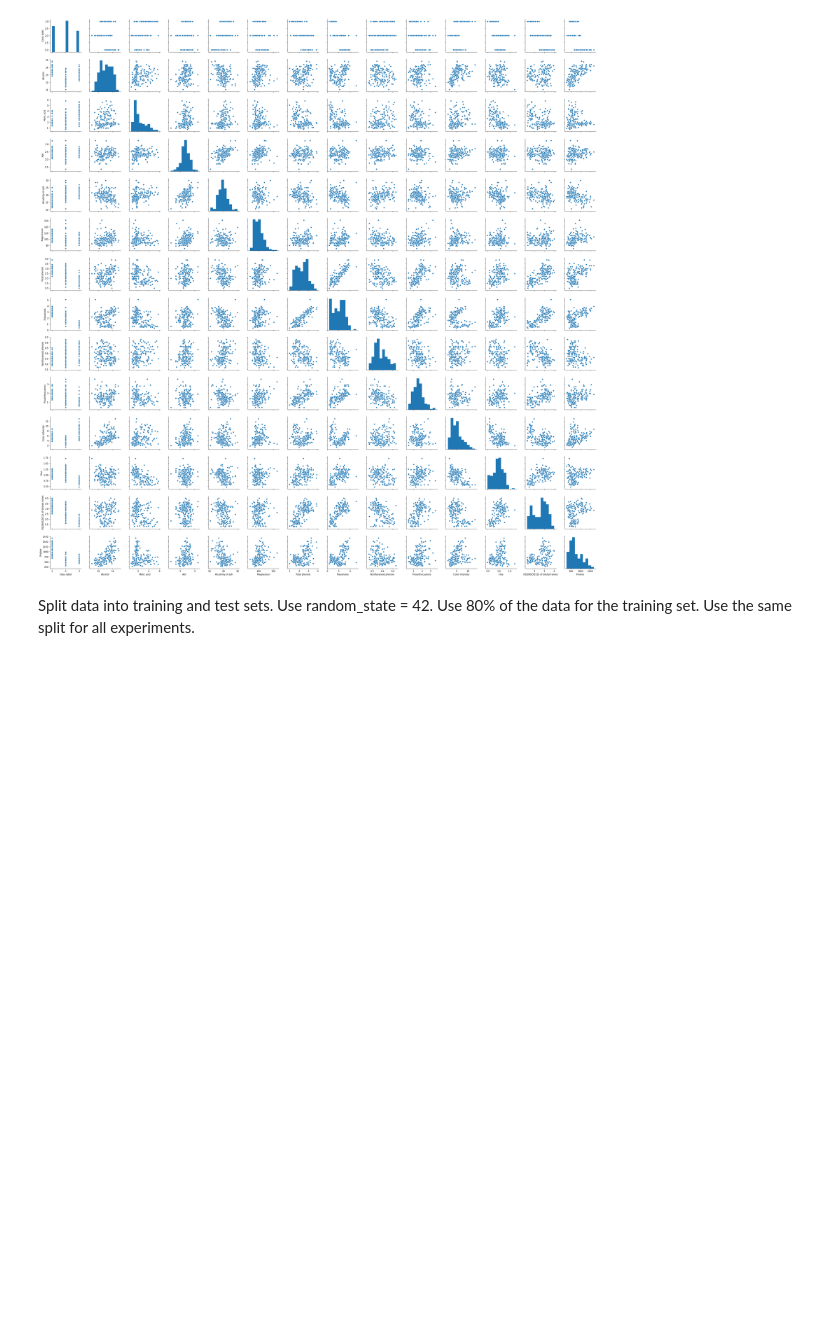
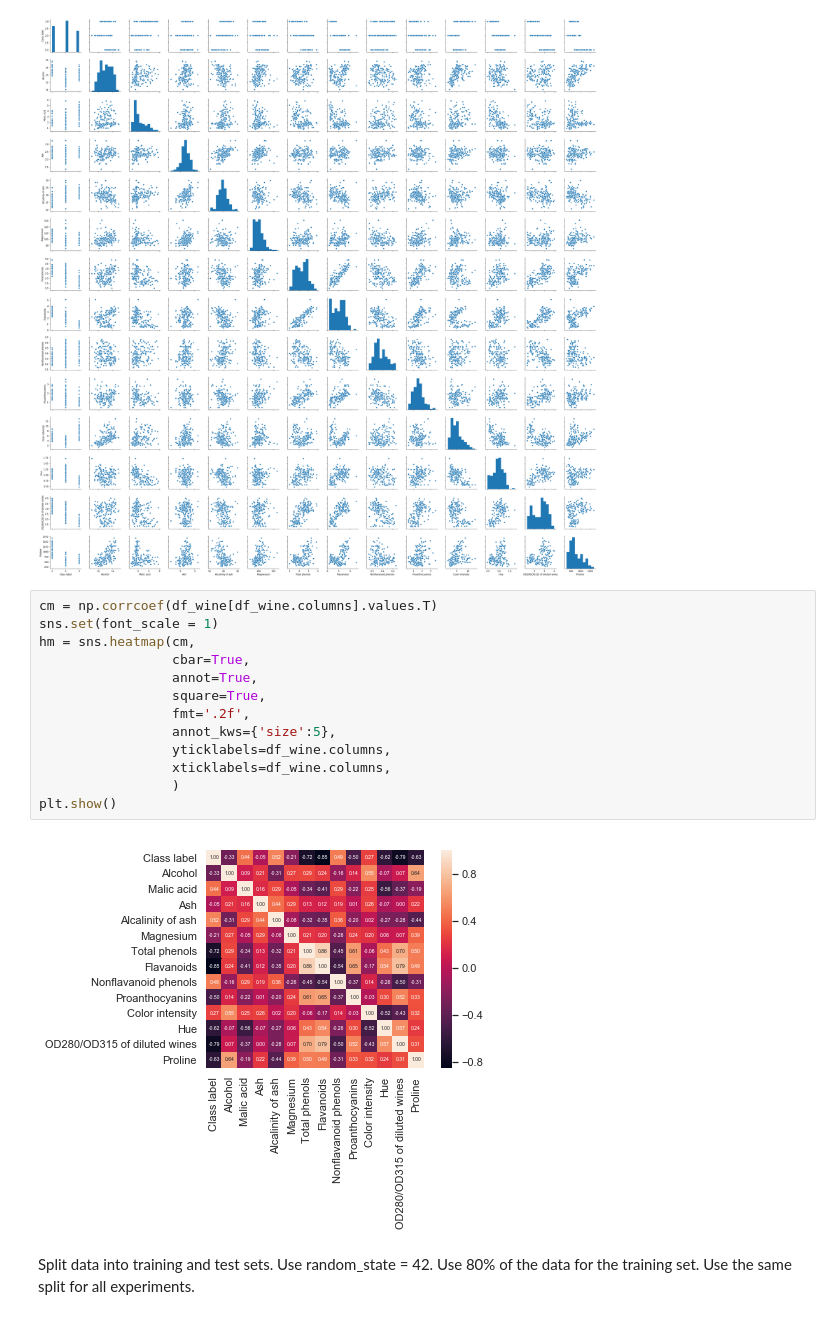
Before and after one commit to zhli3378/IE598_Machine_Learning_in_Fin_Lab, a Jupyter notebook: IE598_F18_HW5/IE598_F18_HW5.ipynb, the cells around one changed output. Saved outputs shown, nothing was run; the diff lists cells and outputs as text; blank space fills up the shorter version.

```diff
--- a/IE598_F18_HW5/IE598_F18_HW5.ipynb
+++ b/IE598_F18_HW5/IE598_F18_HW5.ipynb
@@ -65,6 +66,21 @@ plt.tight_layout()
 plt.show()
 # %% [output]
 [figure]
+# %%
+cm = np.corrcoef(df_wine[df_wine.columns].values.T)
+sns.set(font_scale = 1)
+hm = sns.heatmap(cm,
+                 cbar=True,
+                 annot=True,
+                 square=True,
+                 fmt='.2f',
+                 annot_kws={'size':5},
+                 yticklabels=df_wine.columns,
+                 xticklabels=df_wine.columns,
+                 )
+plt.show()
+# %% [output]
+[figure, added]
 # %% [markdown]
 Split data into training and test sets.  Use random_state = 42. Use 80% of the data for the training set.  Use the same split for all experiments.
 # %%
```
Also changed, not shown: parts of 6 cells of this notebook.
